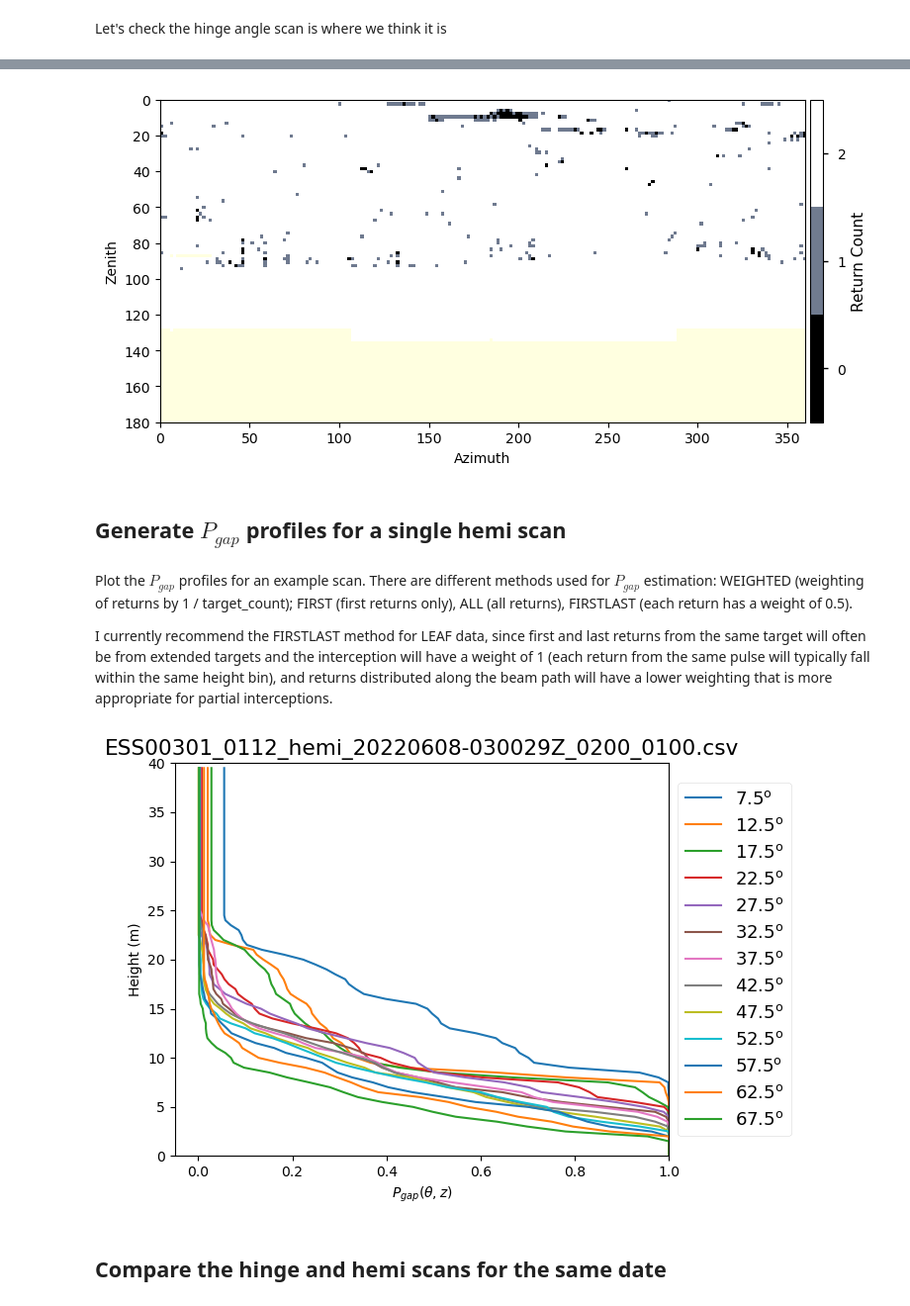
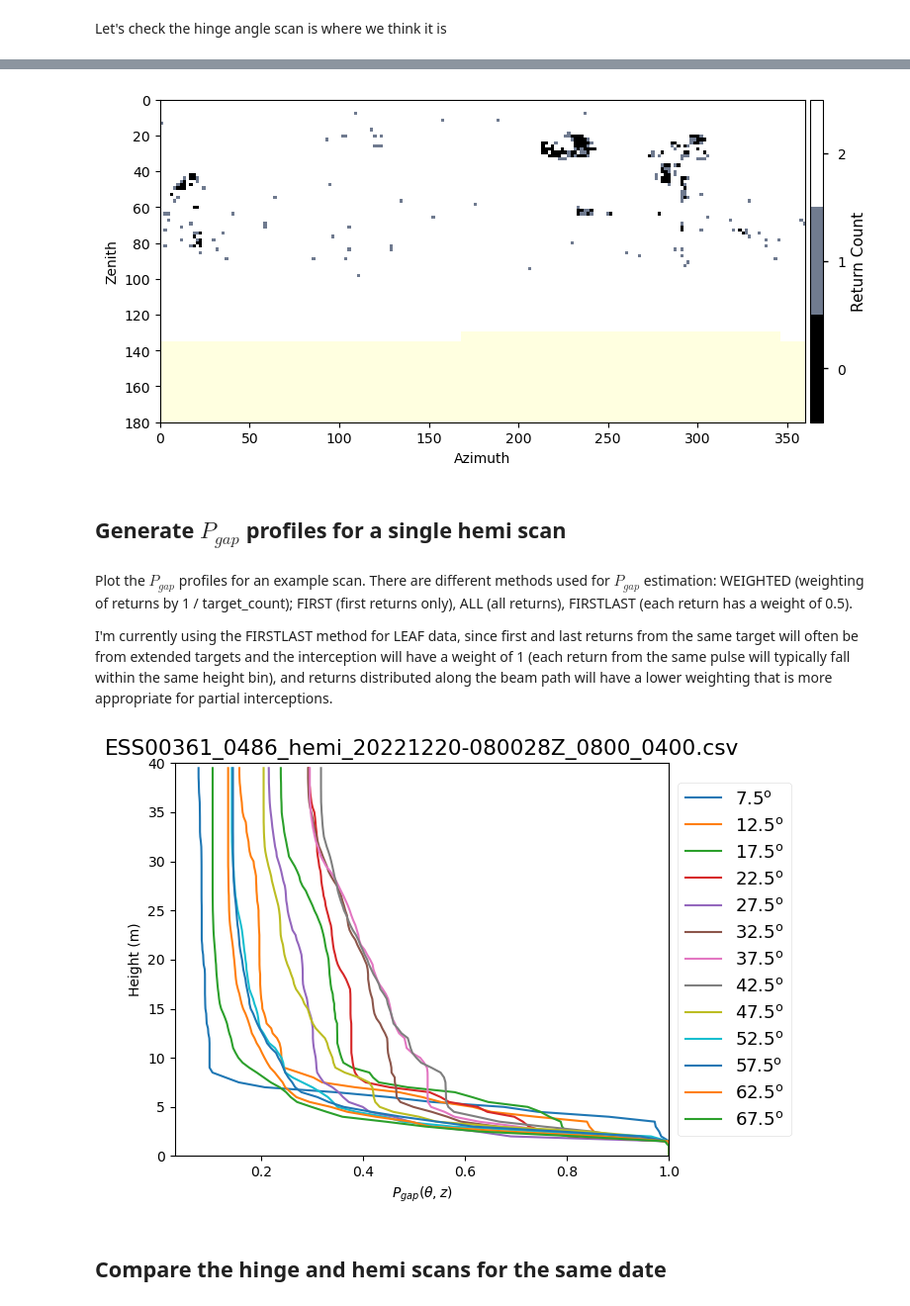
Before and after one commit to armstonj/pylidar-tls-canopy, a Jupyter notebook: notebooks/03_leaf_example.ipynb, the cells around one changed output, grey strips where cells are left out. Shown: that part at 99% size. Saved outputs shown, nothing was run; the diff lists cells and outputs as text; code cells hidden in the pictures.

```diff
--- a/notebooks/03_leaf_example.ipynb
+++ b/notebooks/03_leaf_example.ipynb
@@ -130,20 +135,21 @@ def plot_timseries_1d(dates, values, quality, fitted=None, xlim=[None,None], yli
 Create a list of all files available to generate a time-series.
 # %%
 # SERC
-"""
-sensor = 363
-os.chdir(f'/gpfs/data1/vclgp/data/leaf/serc/01Nov22/{sensor:d}/data')
-hemi_csv_list = glob.glob('ESS?????_*_hemi_*.csv')
-hinge_csv_list = glob.glob('ESS?????_*_hinge_*.csv')
+sensor = 361
+os.chdir(f'/gpfs/data1/vclgp/data/leaf/serc/21Dec22/{sensor:d}')
+hemi_csv_list = glob.glob('data/ESS?????_*_hemi_*.csv')
+hinge_csv_list = glob.glob('data/ESS?????_*_hinge_*.csv')
 ground_csv_list = glob.glob('data/ESS?????_*_ground_*.csv')
 power_csv_list = glob.glob('pwr/ESS?????_pwr_*.csv')
-"""
+
+hemi_file = 'data/ESS00361_0486_hemi_20221220-080028Z_0800_0400.csv'
+hinge_file = 'data/ESS00361_0484_hinge_20221220-060028Z_0005_5410.csv'
 
 # Wytham
-sensor = 301
-os.chdir(f'/gpfs/data1/vclgp/data/leaf/wytham/{sensor:d}')
-hemi_csv_list = glob.glob('ESS?????_*_hemi_*.csv')
-hinge_csv_list = glob.glob('ESS?????_*_hinge_*.csv')
+#sensor = 301
+#os.chdir(f'/gpfs/data1/vclgp/data/leaf/wytham/{sensor:d}')
+#hemi_csv_list = glob.glob('ESS?????_*_hemi_*.csv')
+#hinge_csv_list = glob.glob('ESS?????_*_hinge_*.csv')
 # %%
 f = leaf_io.LeafScanFile(hemi_csv_list[1], sensor_height=1.5)
 f.data.head()
@@ -185,31 +191,25 @@ plot_leaf_grid(leaf_spherical_grid, label='Return Count', clim=[-0.5,2.5], figsi
                nbins=3, cmap='bone', extent=[0,360,180,0], xlabel='Azimuth',
                ylabel='Zenith', facecolor='lightyellow', extend='neither')
 # %% [output]
-[figure, old version]
+[figure, new version]
 # %% [markdown]
 ## Generate $P_{gap}$ profiles for a single hemi scan
 # %% [markdown]
 Plot the $P_{gap}$ profiles for an example scan. There are different methods used for $P_{gap}$ estimation: WEIGHTED (weighting of returns by 1 / target_count); FIRST (first returns only), ALL (all returns), FIRSTLAST (each return has a weight of 0.5).
 
-I currently recommend the FIRSTLAST method for LEAF data, since first and last returns from the same target will often be from extended targets and the interception will have a weight of 1 (each return from the same pulse will typically fall within the same height bin), and returns distributed along the beam path will have a lower weighting that is more appropriate for partial interceptions.
+I'm currently using the FIRSTLAST method for LEAF data, since first and last returns from the same target will often be from extended targets and the interception will have a weight of 1 (each return from the same pulse will typically fall within the same height bin), and returns distributed along the beam path will have a lower weighting that is more appropriate for partial interceptions.
 # %%
-# SERC
-#leaf_file = 'ESS00363_0052_hemi_20221020-080028Z_0800_0400.csv'
-
-# Wytham
-leaf_file = 'ESS00301_0112_hemi_20220608-030029Z_0200_0100.csv'
-
 vpp = plant_profile.Jupp2009(hres=0.5, zres=5, ares=90, min_z=5, max_z=70, min_h=0, max_h=40)
-valid = vpp.add_leaf_scan_position(leaf_file, method='FIRSTLAST',
+valid = vpp.add_leaf_scan_position(hemi_file, method='FIRSTLAST',
                                    min_zenith=5, max_zenith=70, sensor_height=1.5)
 if valid:
     vpp.get_pgap_theta_z()
-    title = os.path.basename(leaf_file)
+    title = os.path.basename(hemi_file)
     pgap_labels = [fr'{b:.1f}$\rm ^o$' for b in vpp.zenith_bin]
     plot_vertical_profiles(vpp.pgap_theta_z, vpp.height_bin, xlabel=r'$P_{gap}(\theta,z)$',
                            labels=pgap_labels, ylim=[0,40], xlim=[None,1], figsize=[7,5], title=title)
 # %% [output]
-[figure, old version]
+[figure, new version]
 # %% [markdown]
 ## Compare the hinge and hemi scans for the same date
 # %% [markdown]
```
Also changed, not shown: parts of 20 cells of this notebook, 2 other files.
